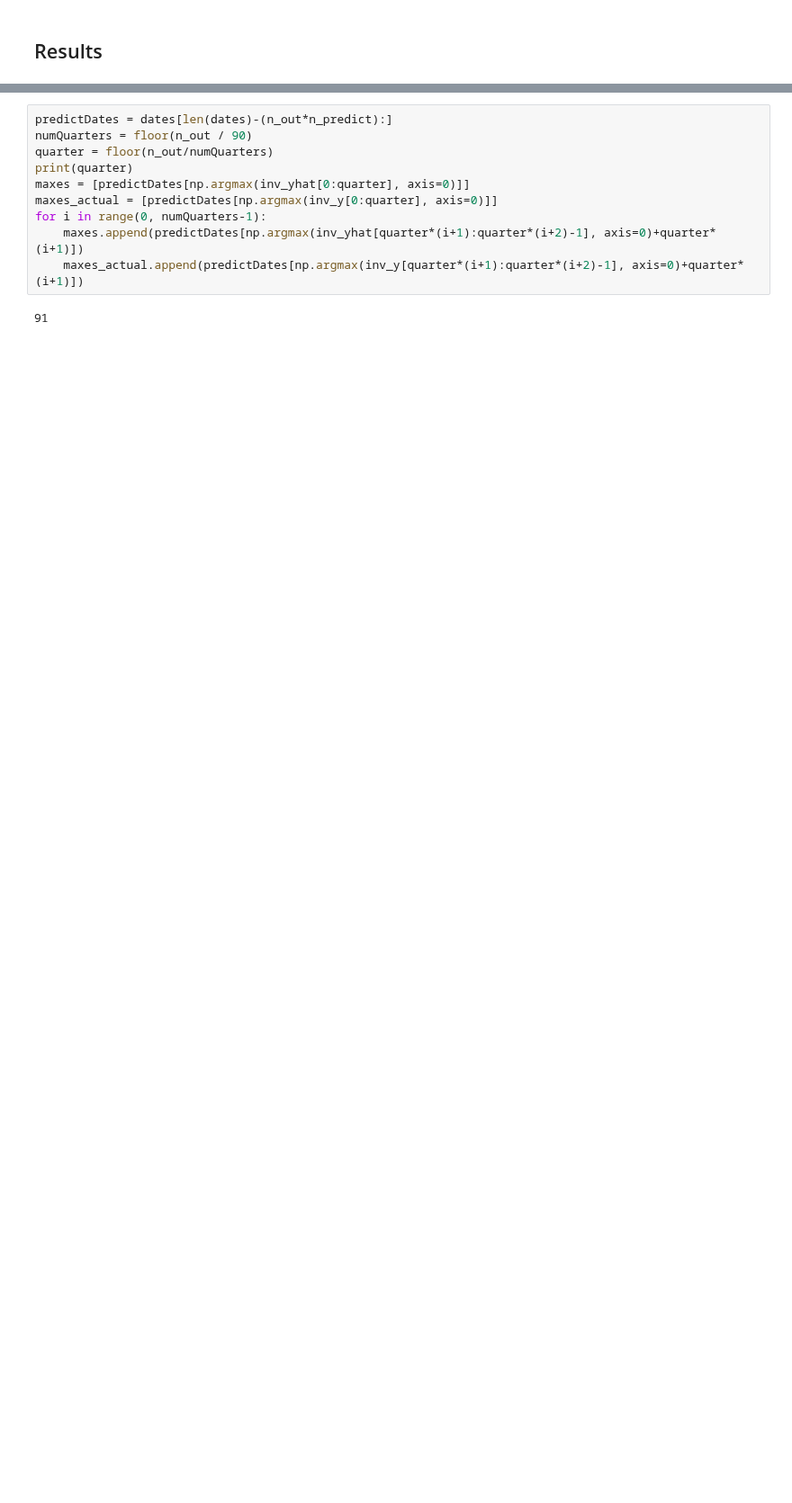
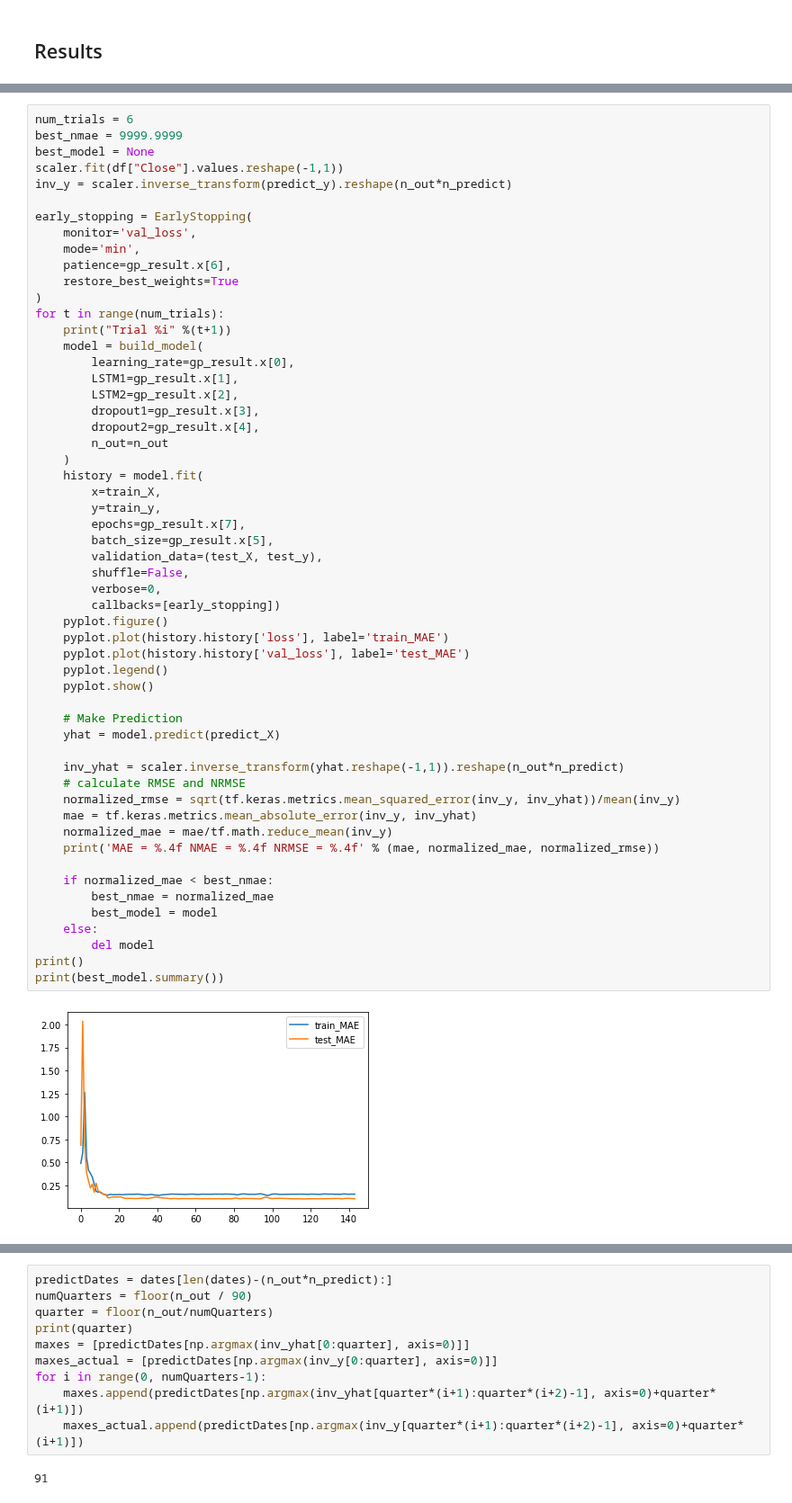
Before and after one commit to TLChilton/Senior_Capstone, a Jupyter notebook: Thomas/LSTMBayesSearch.ipynb, the cells around one changed output, grey strips where cells are left out. Shown at 90% size. Cells and saved outputs as stored; diff of their text form; blank space fills up the shorter version.

```diff
--- a/Thomas/LSTMBayesSearch.ipynb
+++ b/Thomas/LSTMBayesSearch.ipynb
@@ -348,0 +356,57 @@ Epoch 26/100
+# %%
+num_trials = 6
+best_nmae = 9999.9999
+best_model = None
+scaler.fit(df["Close"].values.reshape(-1,1))
+inv_y = scaler.inverse_transform(predict_y).reshape(n_out*n_predict)
+
+early_stopping = EarlyStopping(
+    monitor='val_loss',
+    mode='min',
+    patience=gp_result.x[6],
+    restore_best_weights=True
+)
+for t in range(num_trials):
+    print("Trial %i" %(t+1))
+    model = build_model(
+        learning_rate=gp_result.x[0],
+        LSTM1=gp_result.x[1],
+        LSTM2=gp_result.x[2],
+        dropout1=gp_result.x[3],
+        dropout2=gp_result.x[4],
+        n_out=n_out
+    )
+    history = model.fit(
+        x=train_X,
+        y=train_y,
+        epochs=gp_result.x[7],
+        batch_size=gp_result.x[5],
+        validation_data=(test_X, test_y),
+        shuffle=False,
+        verbose=0,
+        callbacks=[early_stopping])
+    pyplot.figure()
+    pyplot.plot(history.history['loss'], label='train_MAE')
+    pyplot.plot(history.history['val_loss'], label='test_MAE')
+    pyplot.legend()
+    pyplot.show()
+
+    # Make Prediction
+    yhat = model.predict(predict_X)
+
+    inv_yhat = scaler.inverse_transform(yhat.reshape(-1,1)).reshape(n_out*n_predict)
+    # calculate RMSE and NRMSE
+    normalized_rmse = sqrt(tf.keras.metrics.mean_squared_error(inv_y, inv_yhat))/mean(inv_y)
+    mae = tf.keras.metrics.mean_absolute_error(inv_y, inv_yhat)
+    normalized_mae = mae/tf.math.reduce_mean(inv_y)
+    print('MAE = %.4f NMAE = %.4f NRMSE = %.4f' % (mae, normalized_mae, normalized_rmse))
+
+    if normalized_mae < best_nmae:
+        best_nmae = normalized_mae
+        best_model = model
+    else:
+        del model
+print()
+print(best_model.summary())
+# %% [output]
+[figure, added]
```
Also changed, not shown: parts of 22 cells of this notebook.
